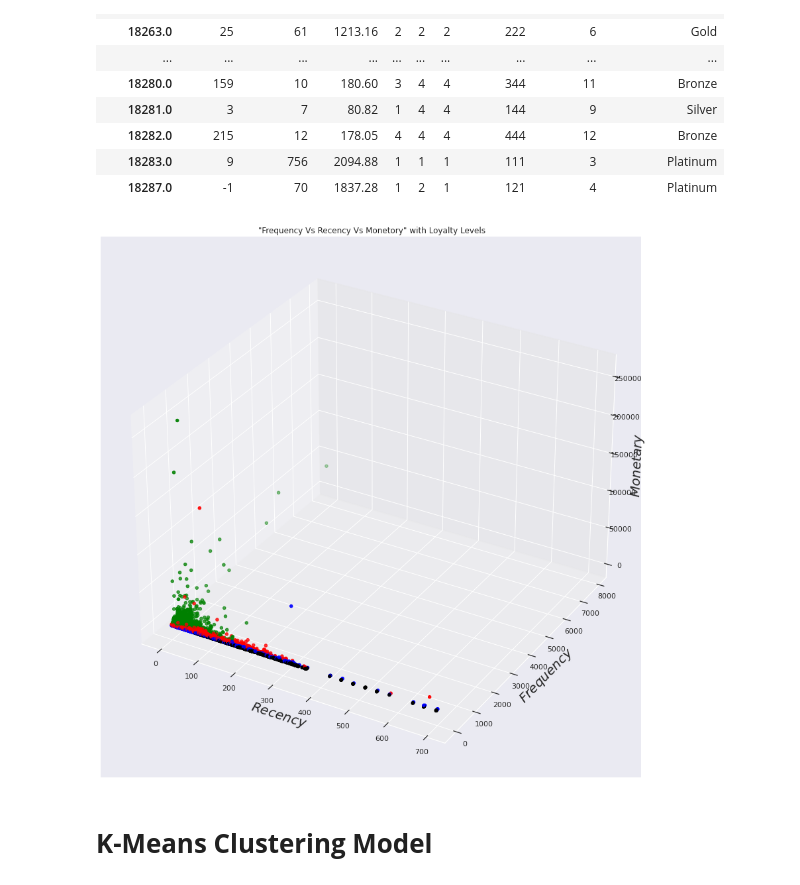
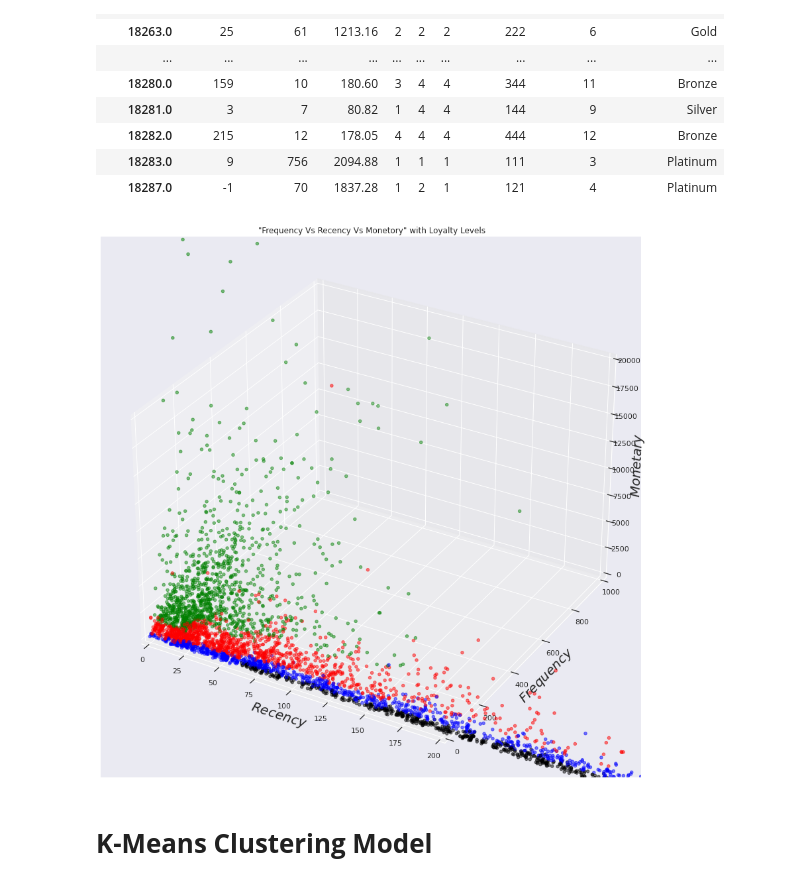
Before and after one commit to skpycoder786/CustomerSegmentation_MajorProject, a Jupyter notebook: customersegmentationanalysis-using-rfm-k-means.ipynb, the cells around one changed output. Drawn from its saved outputs; the diff is of its cells as text; code cells hidden in the pictures.

```diff
--- a/customersegmentationanalysis-using-rfm-k-means.ipynb
+++ b/customersegmentationanalysis-using-rfm-k-means.ipynb
@@ -519,34 +522,37 @@ RFMScores.tail(25)
 #For ploting purpose we are assigning different colors to different loyalty levels.
 color_dic={ "Platinum":"green", "Gold":"red", "Silver":"blue", "Bronze":"black" }
 
 def Loyalty_fun(x):
     if (x>=3) & (x<=5) :
         return color_dic["Platinum"]
     elif (x>=6) & (x<=8) :
         return color_dic["Gold"]
     elif (x>=9) & (x<=10) :
         return color_dic["Silver"]
     elif (x>=11) & (x<=12) :
         return color_dic["Bronze"]
 
 # Colors for Loyalty_Level
 RFMScores['Color'] = RFMScores['RFMScore'].map(Loyalty_fun)
 
 # Import library
 from mpl_toolkits import mplot3d
 # Creating plot
 fig = plt.figure(figsize = (20, 15))
 ax = plt.axes(projection ="3d")
 ax.scatter3D(RFMScores['Recency'],RFMScores['Frequency'],RFMScores['Monetary'], c=RFMScores['Color'])
 plt.title("3D scatter plot")
 ax.set_xlabel('$Recency$', fontsize=20)
 ax.set_ylabel('$Frequency$', fontsize=20)
 ax.set_zlabel('$Monetary$', fontsize=20)
+ax.set_xlim3d(0,200)
+ax.set_ylim3d(0,1000)
+ax.set_zlim3d(0,20000)
 
 plt.title(" \"Frequency Vs Recency Vs Monetory\" with Loyalty Levels")
 plt.show()
 # %% [output]
-[figure, old version]
+[figure, new version]
 # %% [markdown]
 # **K-Means Clustering Model**
 # %% [markdown]
```
Also changed, not shown: parts of 7 cells of this notebook.
